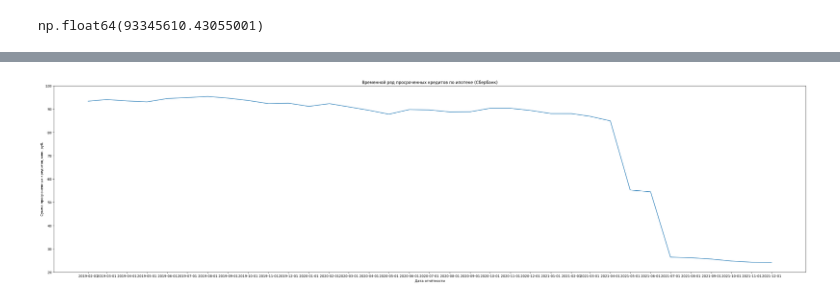
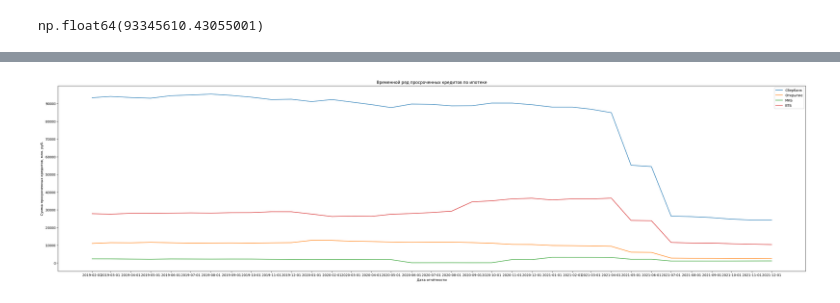
Before and after one commit to JarlPenguin/anomaly_analysis_2025, a Jupyter notebook: analysis.ipynb, the cells around one changed output, grey strips where cells are left out. Drawn from its saved outputs; the diff is of its cells as text; code cells hidden in the pictures.

Commit message:
Parse data for some other banks and some basic visualization for them
Signed-off-by: Jarl-Penguin <jarlpenguin@outlook.com>

```diff
--- a/analysis.ipynb
+++ b/analysis.ipynb
@@ -101,0 +88,4 @@ df
+# %%
+#sberbank_ZDLPRR = get_ZDLPRR(1481) # Сбербанк
+sberbank_ZDLPRR = get_ZDLPRR(1481, False) # Сбербанк
+sberbank_ZDLPRR
@@ -101,0 +110,4 @@ df
+# %%
+#otkrytiye_ZDLPRR = get_ZDLPRR(2209) # Открытие
+otkrytiye_ZDLPRR = get_ZDLPRR(2209, False) # Открытие
+otkrytiye_ZDLPRR
@@ -101,0 +132,4 @@ df
+# %%
+#mkb_ZDLPRR = get_ZDLPRR(1978) # МКБ
+mkb_ZDLPRR = get_ZDLPRR(1978, False) # МКБ
+mkb_ZDLPRR
@@ -101,0 +154,4 @@ df
+# %%
+#vtb_ZDLPRR = get_ZDLPRR(1000) # ВТБ
+vtb_ZDLPRR = get_ZDLPRR(1000, False) # ВТБ
+vtb_ZDLPRR
@@ -102,13 +176,21 @@ df
 # %%
-df_fig = df.copy()
-df_fig["ZDLPRR"] = df_fig["ZDLPRR"] / 1000000
+sberbank_ZDLPRR_fig = sberbank_ZDLPRR.copy()
+otkrytiye_ZDLPRR_fig = otkrytiye_ZDLPRR.copy()
+mkb_ZDLPRR_fig = mkb_ZDLPRR.copy()
+vtb_ZDLPRR_fig = vtb_ZDLPRR.copy()
 plt.figure(figsize=(40, 10))
-plt.plot(df_fig["ZDLPRR"])
-plt.xticks(df_fig.index)
-plt.yticks(np.arange(20, 101, 10))
+for df in [sberbank_ZDLPRR_fig, otkrytiye_ZDLPRR_fig, mkb_ZDLPRR_fig, vtb_ZDLPRR_fig]:
+    df["ZDLPRR"] /= 1000
+plt.plot(sberbank_ZDLPRR_fig, label="Сбербанк")
+plt.plot(otkrytiye_ZDLPRR_fig, label="Открытие")
+plt.plot(mkb_ZDLPRR_fig, label="МКБ")
+plt.plot(vtb_ZDLPRR_fig, label="ВТБ")
+plt.xticks(sberbank_ZDLPRR_fig.index)
+plt.yticks(np.arange(0, np.round(np.max([sberbank_ZDLPRR_fig, otkrytiye_ZDLPRR_fig, mkb_ZDLPRR_fig, vtb_ZDLPRR_fig]), -1), 10000))
 plt.xlabel("Дата отчётности")
 plt.ylabel("Сумма просроченных кредитов, млн. руб.")
-plt.title("Временной ряд просроченных кредитов по ипотеке (Сбербанк)")
+plt.title("Временной ряд просроченных кредитов по ипотеке")
+plt.legend()
 plt.show()
 # %% [output]
-[figure, old version]
+[figure, new version]
```
Also changed, not shown: parts of 6 cells of this notebook.
